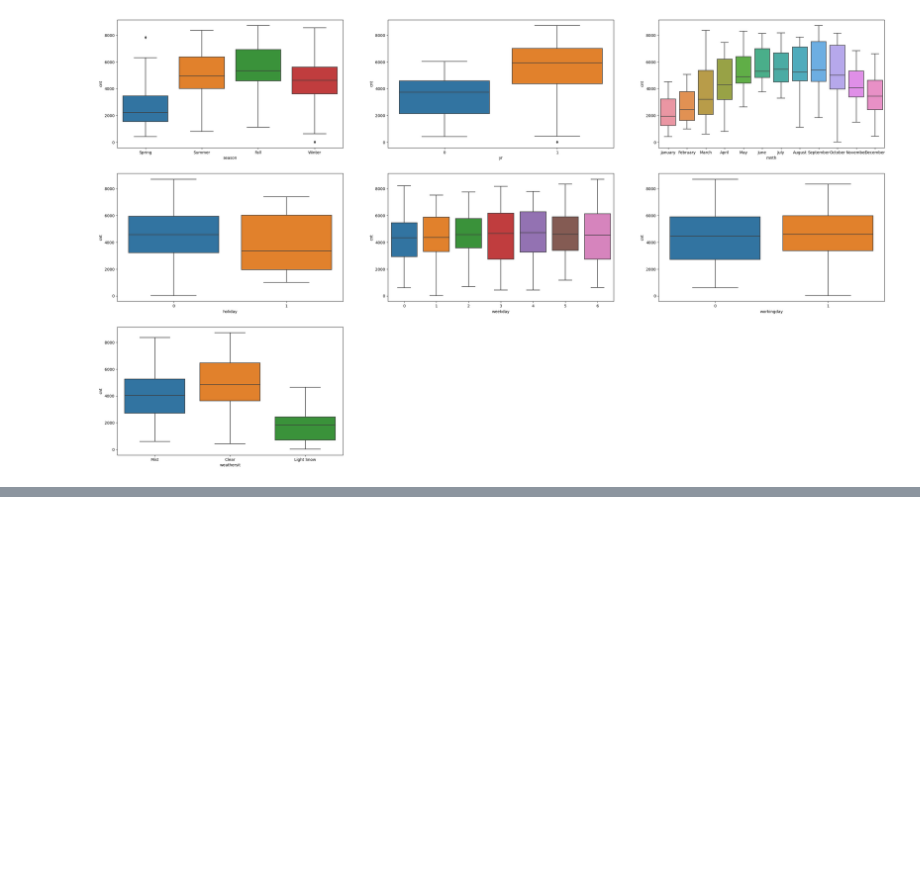
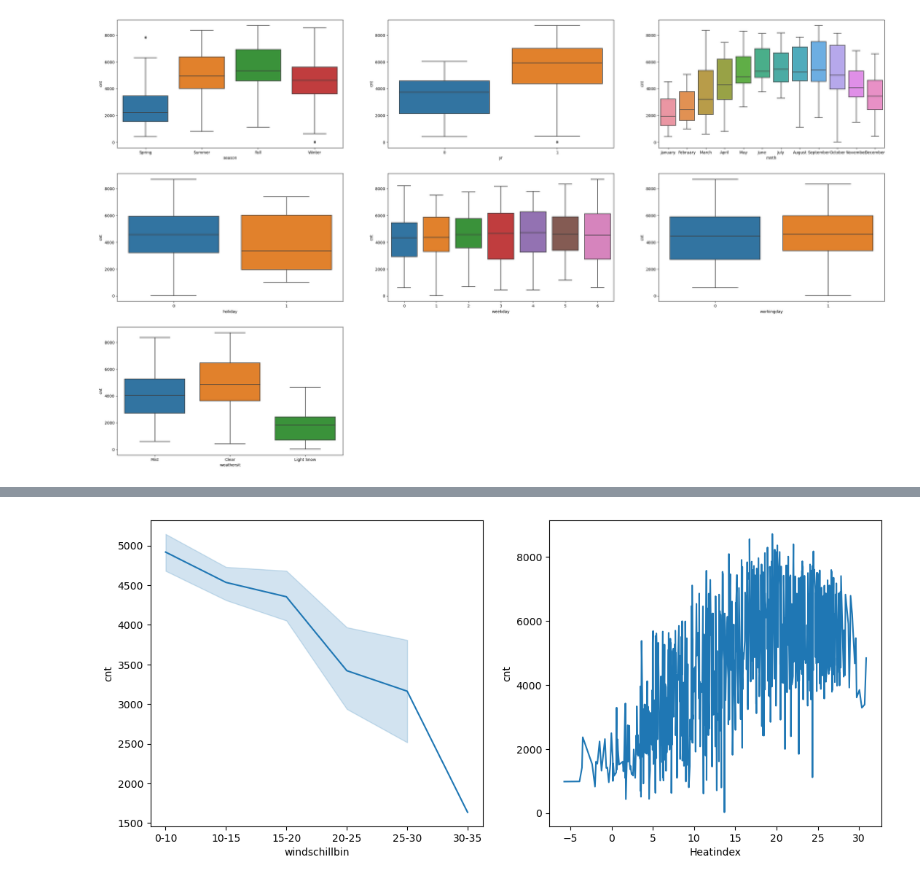
Before and after one commit to edwinttmm/Bike-Sharing-Case-Study, a Jupyter notebook: Untitled.ipynb, the cells around one changed output, grey strips where cells are left out. Drawn from its saved outputs; the diff is of its cells as text; code cells hidden in the pictures; blank space fills up the shorter version.

```diff
--- a/Untitled.ipynb
+++ b/Untitled.ipynb
@@ -196,0 +273,13 @@ plt.show()
+# %%
+plt.figure(figsize=(20, 12))
+plt.subplot(2,3,1)
+sns.lineplot(x = 'windschillbin', y = 'cnt', data = bikes)
+plt.subplot(2,3,2)
+sns.lineplot(x = 'Heatindex', y = 'cnt', data = bikes)
+
+
+
+
+plt.show()
+# %% [output]
+[figure, added]
```
Also changed, not shown: parts of 20 cells of this notebook.
